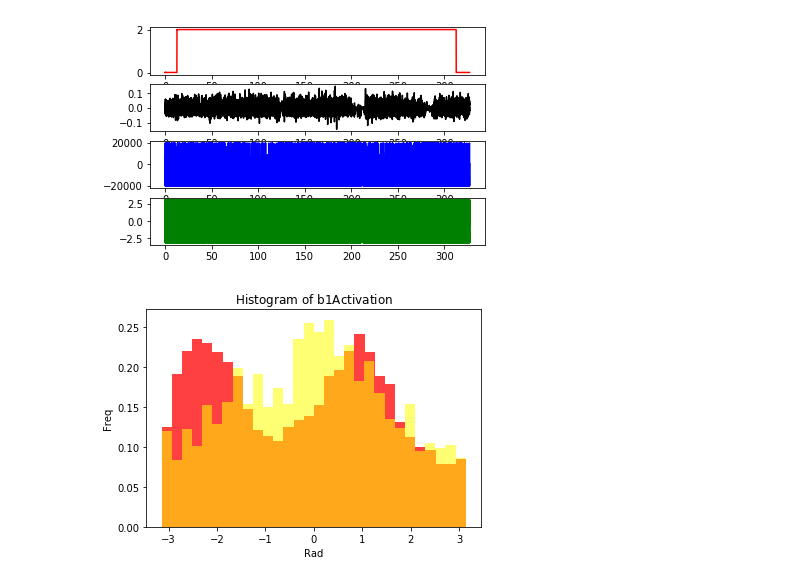
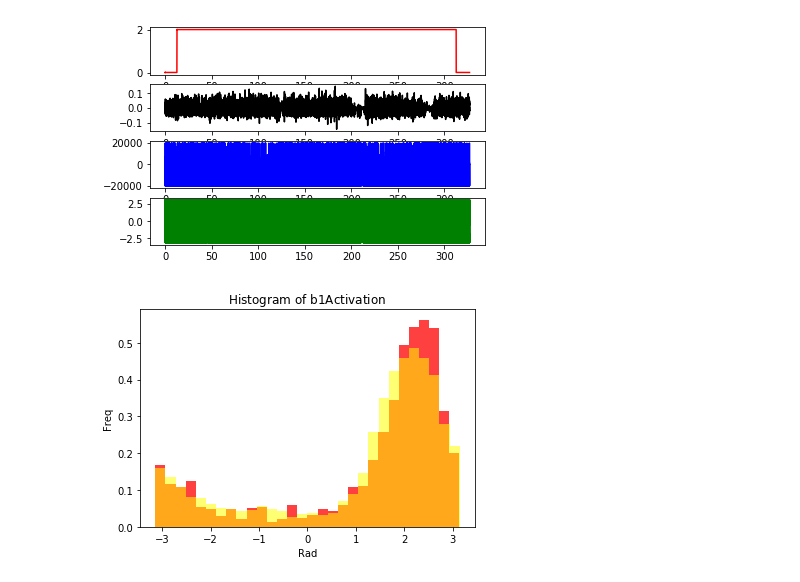
Before and after one commit to lyshds/dn_activation_rec_ubu, a Jupyter notebook: S37/s37_analysis_b1_phase.ipynb, the cells around one changed output. Saved outputs shown, nothing was run; the diff lists cells and outputs as text; code cells hidden in the pictures.

```diff
--- a/S37/s37_analysis_b1_phase.ipynb
+++ b/S37/s37_analysis_b1_phase.ipynb
@@ -451,7 +488,7 @@ ax4.plot(times, inst_phase, 'g')
 # %%
 #With crimson light!
 
-crimson = np.asarray(bl.segments[0].analogsignals[7])
+crimson = np.asarray(bl.segments[0].analogsignals[12])  #7
 
 
 plt.figure(13)
@@ -520,34 +557,34 @@ matplotlib.pyplot.hist(hist_no_crimson_spikes, bins=30, normed=1, facecolor='yel
 ####for B2
 #matplotlib.pyplot.hist(hist_crimson_spikes, bins=60, normed=1, facecolor='red', alpha=0.75)
 #matplotlib.pyplot.hist(hist_no_crimson_spikes, bins=60, normed=1, facecolor='yellow', alpha=0.55)
 
 
 
 #mu, sigma = 100, 15
 bins = 100
 #x = mu + sigma*np.random.randn(10000)
 
 # the histogram of the data
 #n, bins, patches = plt.hist(musc_det[x_val_0], 50, normed=1, facecolor='green', alpha=0.75)
 
 # add a 'best fit' line
 #y = mlab.normpdf( bins, mu, sigma)
 #l = plt.plot(bins, y, 'r--', linewidth=1)
 
 plt.xlabel('Rad')
 plt.ylabel('Freq')
 plt.title(r'$\mathrm{Histogram\ of\ b1  Activation}$')
 #plt.title(r'$\mathrm{Histogram\ of\ b2  Activation}$')
 #plt.axis([40, 160, 0, 0.03])
 plt.grid(False)
 
 plt.show()
 
 # sanity check: just plot instantaneous phase over the whole experiment
 #plt.figure(14)
 #plt.plot(inst_phase[x_val_b], 'k')
 # %% [output]
-[figure, old version]
+[figure, new version]
 # %%
 #%% gather a subset of the hütchens before and during a stimulus period to display them overlaid
 
```
Also changed, not shown: parts of 15 cells of this notebook, 4 other files.
